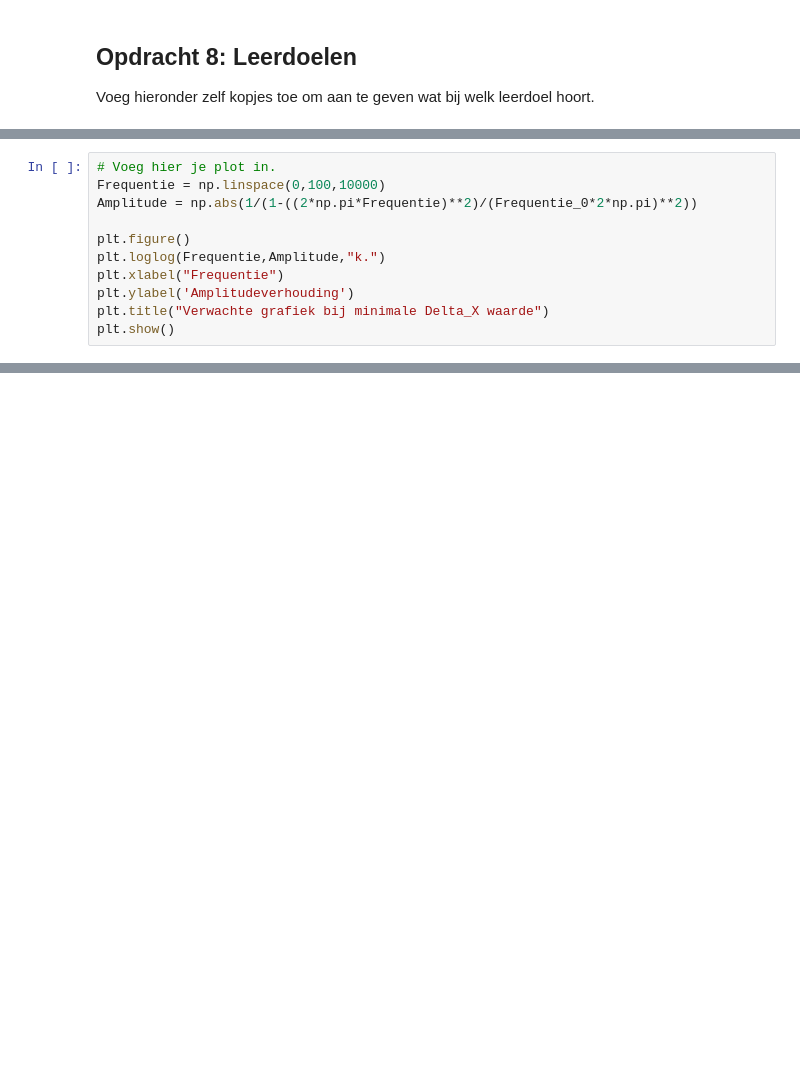
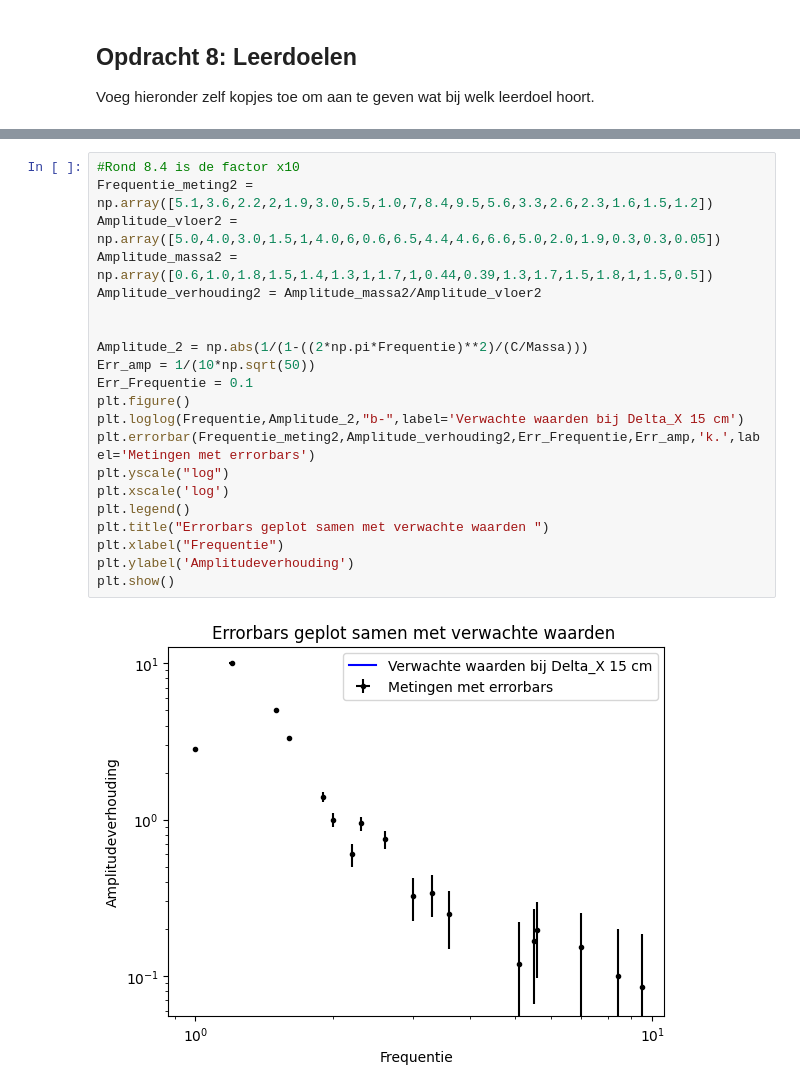
Before and after one commit to korne-Hoendervangers/opdrachten-DEF-D-KorneHoendervangers, a Jupyter notebook: FysiekeOntwerpopdrachten/5MaakEenOpstellingTrillingsvrij/Ontwerpopdracht5MaakEenOpstellingTrillingsvrijInvulTemplate.ipynb, the cells around one changed output, grey strips where cells are left out. Cells and saved outputs as stored; diff of their text form; blank space fills up the shorter version.

```diff
--- a/FysiekeOntwerpopdrachten/5MaakEenOpstellingTrillingsvrij/Ontwerpopdracht5MaakEenOpstellingTrillingsvrijInvulTemplate.ipynb
+++ b/FysiekeOntwerpopdrachten/5MaakEenOpstellingTrillingsvrij/Ontwerpopdracht5MaakEenOpstellingTrillingsvrijInvulTemplate.ipynb
@@ -265,11 +247,0 @@ Dit kiezen wij omdat we in gedachte hebben om een opstelling te maken waarbij er
-# %%
-# Voeg hier je plot in.
-Frequentie = np.linspace(0,100,10000)
-Amplitude = np.abs(1/(1-((2*np.pi*Frequentie)**2)/(Frequentie_0*2*np.pi)**2))
-
-plt.figure()
-plt.loglog(Frequentie,Amplitude,"k.")
-plt.xlabel("Frequentie")
-plt.ylabel('Amplitudeverhouding')
-plt.title("Verwachte grafiek bij minimale Delta_X waarde")
-plt.show()
@@ -316,0 +294,23 @@ Als je hier negatief geantwoord hebt, kopieer onder deze cel dan alle cellen van
+# %%
+#Rond 8.4 is de factor x10
+Frequentie_meting2 = np.array([5.1,3.6,2.2,2,1.9,3.0,5.5,1.0,7,8.4,9.5,5.6,3.3,2.6,2.3,1.6,1.5,1.2])
+Amplitude_vloer2 = np.array([5.0,4.0,3.0,1.5,1,4.0,6,0.6,6.5,4.4,4.6,6.6,5.0,2.0,1.9,0.3,0.3,0.05])
+Amplitude_massa2 = np.array([0.6,1.0,1.8,1.5,1.4,1.3,1,1.7,1,0.44,0.39,1.3,1.7,1.5,1.8,1,1.5,0.5])
+Amplitude_verhouding2 = Amplitude_massa2/Amplitude_vloer2
+
+
+Amplitude_2 = np.abs(1/(1-((2*np.pi*Frequentie)**2)/(C/Massa)))
+Err_amp = 1/(10*np.sqrt(50))
+Err_Frequentie = 0.1
+plt.figure()
+plt.loglog(Frequentie,Amplitude_2,"b-",label='Verwachte waarden bij Delta_X 15 cm')
+plt.errorbar(Frequentie_meting2,Amplitude_verhouding2,Err_Frequentie,Err_amp,'k.',label='Metingen met errorbars')
+plt.yscale("log")
+plt.xscale('log')
+plt.legend()
+plt.title("Errorbars geplot samen met verwachte waarden ")
+plt.xlabel("Frequentie")
+plt.ylabel('Amplitudeverhouding')
+plt.show()
+# %% [output]
+[figure, added]
```
Also changed, not shown: parts of 17 cells of this notebook, 1 other file.
